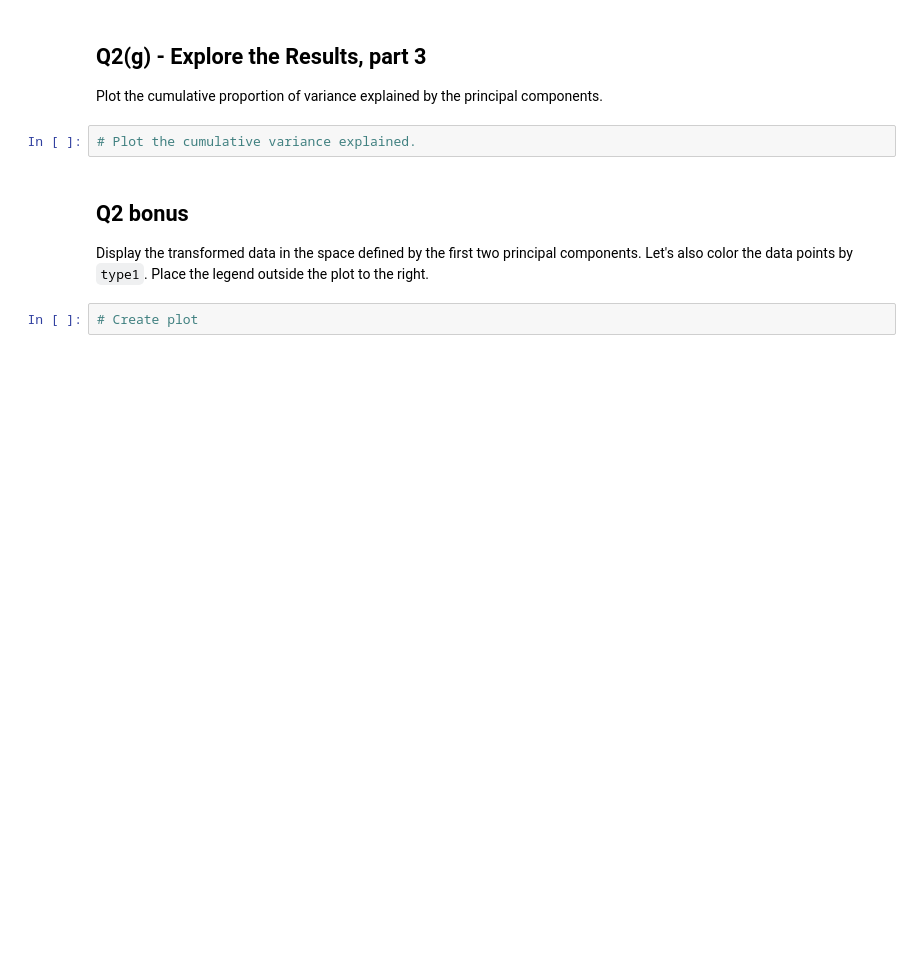
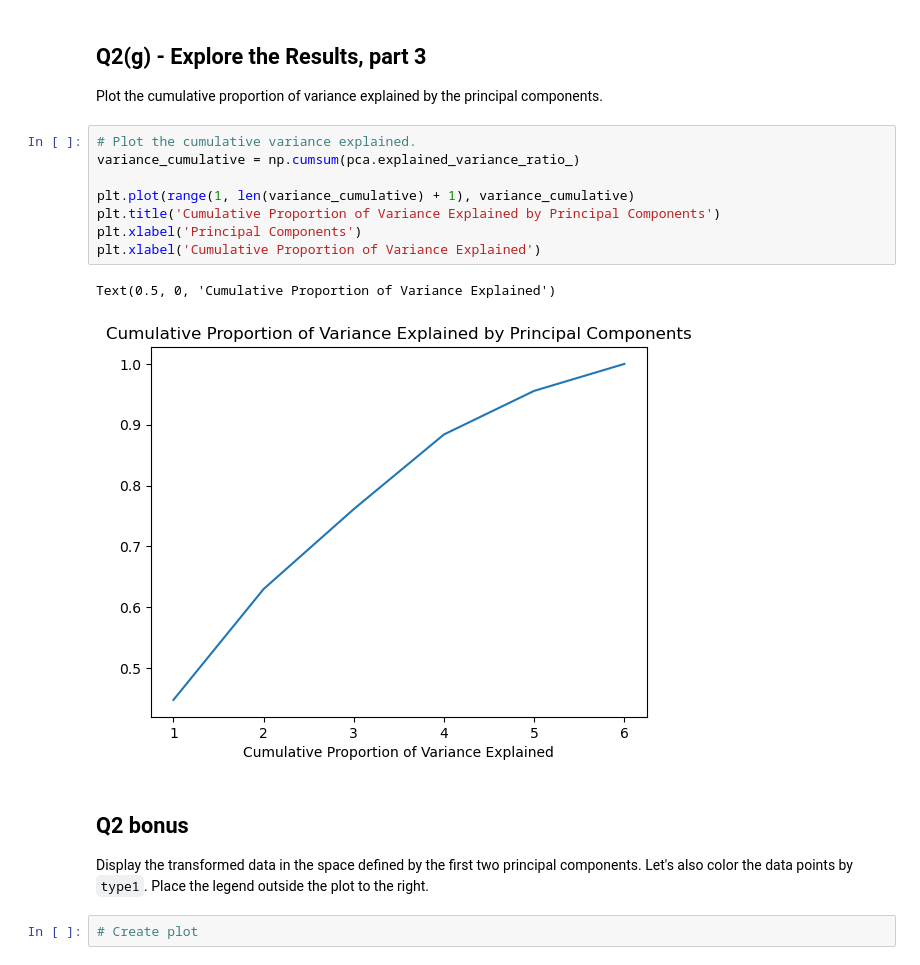
Before and after one commit to zecerman/CS4821, a Jupyter notebook: a3-4821/a3-4821.ipynb, the cells around one changed output. Cells and saved outputs as stored; diff of their text form; blank space fills up the shorter version.

```diff
--- a/a3-4821/a3-4821.ipynb
+++ b/a3-4821/a3-4821.ipynb
@@ -476,6 +510,15 @@ Explore the amount of variance explained by each principal component direction.
 Plot the cumulative proportion of variance explained by the principal components.
 # %%
 # Plot the cumulative variance explained.
+variance_cumulative = np.cumsum(pca.explained_variance_ratio_)
+
+plt.plot(range(1, len(variance_cumulative) + 1), variance_cumulative)
+plt.title('Cumulative Proportion of Variance Explained by Principal Components')
+plt.xlabel('Principal Components')
+plt.xlabel('Cumulative Proportion of Variance Explained')
+# %% [output]
+Text(0.5, 0, 'Cumulative Proportion of Variance Explained')
+[figure, added]
 # %% [markdown]
 <!-- END QUESTION -->
 
```
Also changed, not shown: parts of 10 cells of this notebook.
